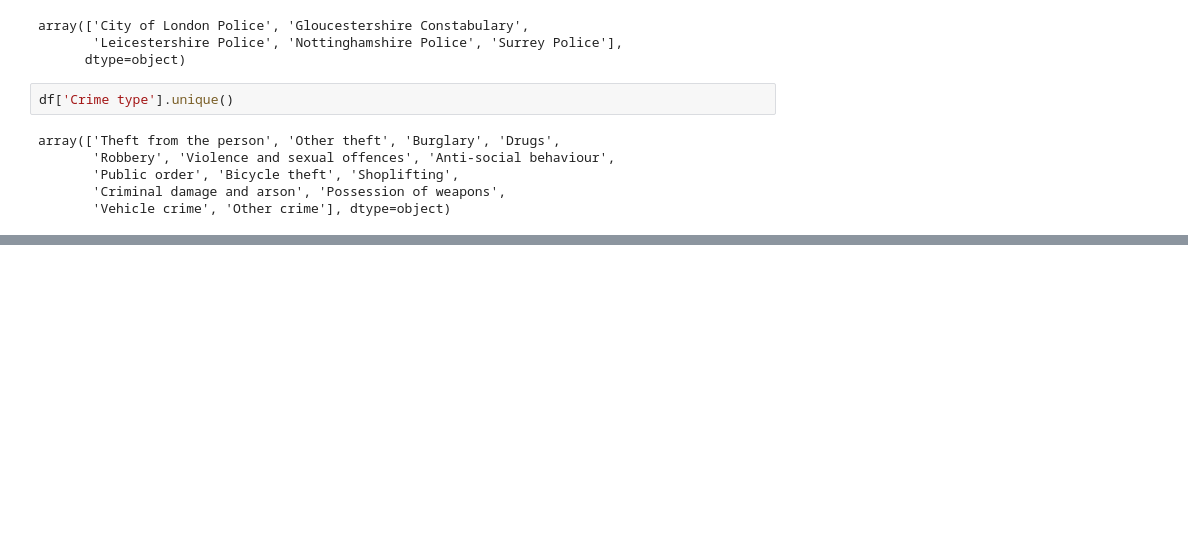
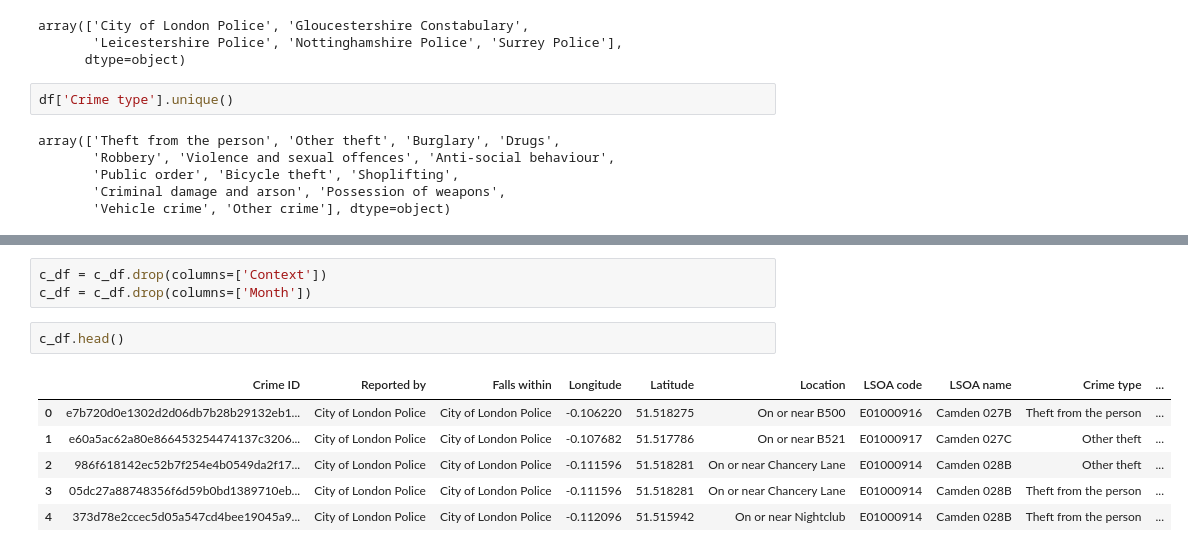
Before and after one commit to Melissa-Pasquali/Crime-Analysis-Project, a Jupyter notebook: notebooks/data_preprocessing.ipynb, the cells around one changed output, grey strips where cells are left out. Cells and saved outputs as stored; diff of their text form; blank space fills up the shorter version.

```diff
--- a/notebooks/data_preprocessing.ipynb
+++ b/notebooks/data_preprocessing.ipynb
@@ -294,0 +305,12 @@ df.loc[:,[
+# %%
+c_df = c_df.drop(columns=['Context'])
+c_df = c_df.drop(columns=['Month'])
+# %%
+c_df.head()
+# %% [output]
+|  | Crime ID | Reported by | Falls within | Longitude | Latitude | Location | LSOA code | LSOA name | Crime type | ... |
+| 0 | e7b720d0e1302d2d06db7b28b29132eb1... | City of London Police | City of London Police | -0.106220 | 51.518275 | On or near B500 | E01000916 | Camden 027B | Theft from the person | ... |
+| 1 | e60a5ac62a80e866453254474137c3206... | City of London Police | City of London Police | -0.107682 | 51.517786 | On or near B521 | E01000917 | Camden 027C | Other theft | ... |
+| 2 | 986f618142ec52b7f254e4b0549da2f17... | City of London Police | City of London Police | -0.111596 | 51.518281 | On or near Chancery Lane | E01000914 | Camden 028B | Other theft | ... |
+| 3 | 05dc27a88748356f6d59b0bd1389710eb... | City of London Police | City of London Police | -0.111596 | 51.518281 | On or near Chancery Lane | E01000914 | Camden 028B | Theft from the person | ... |
+| 4 | 373d78e2ccec5d05a547cd4bee19045a9... | City of London Police | City of London Police | -0.112096 | 51.515942 | On or near Nightclub | E01000914 | Camden 028B | Theft from the person | ... |
```
Also changed, not shown: parts of 13 cells of this notebook.
